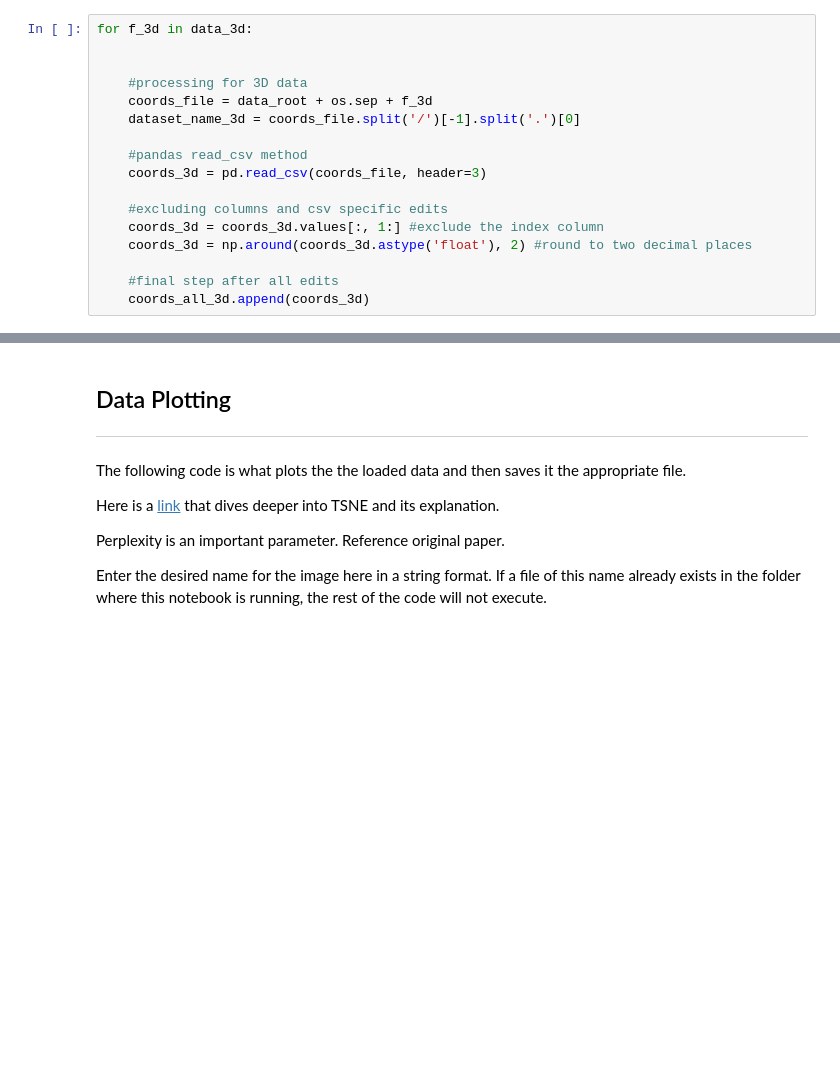
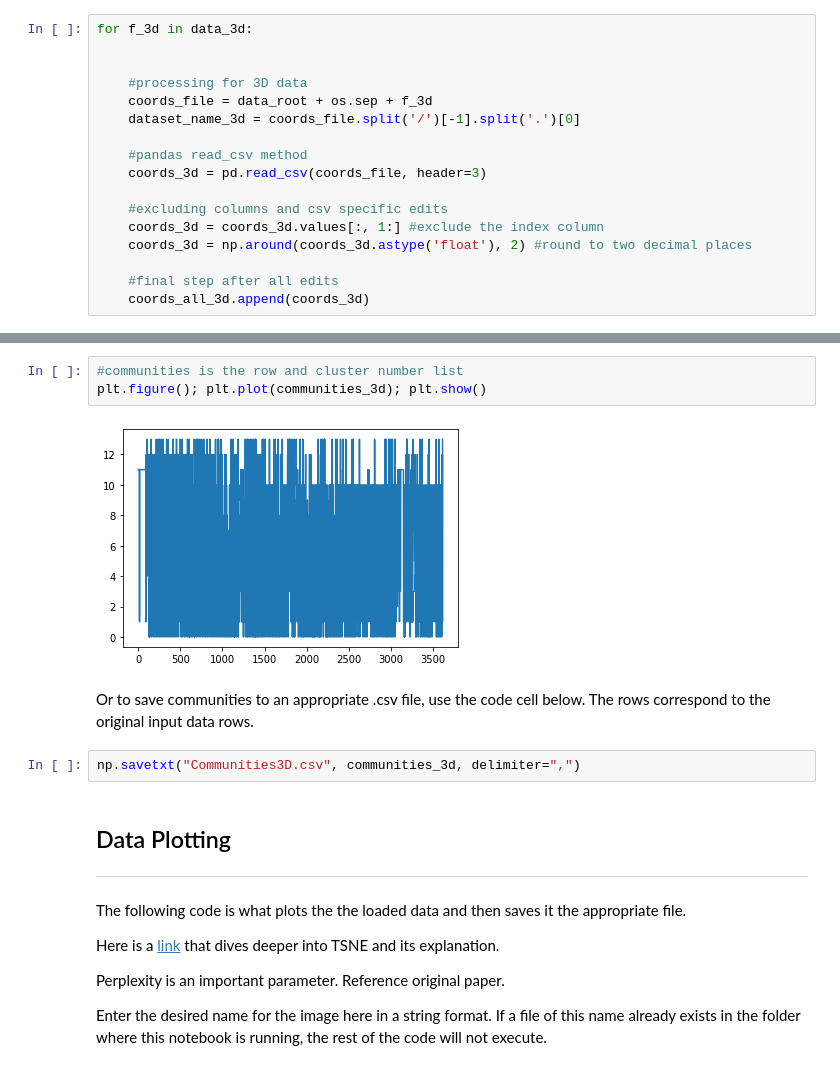
Before and after one commit to forbesashli/PhenoGraphTutorial-Clone, a Jupyter notebook: ClusterPlotNotebook_3D.ipynb, the cells around one changed output, grey strips where cells are left out. Saved outputs shown, nothing was run; the diff lists cells and outputs as text; blank space fills up the shorter version.

```diff
--- a/ClusterPlotNotebook_3D.ipynb
+++ b/ClusterPlotNotebook_3D.ipynb
@@ -215,3 +218,12 @@ PhenoGraph complete in 2.840284824371338 seconds
+# %%
+#communities is the row and cluster number list
+plt.figure(); plt.plot(communities_3d); plt.show()
+# %% [output]
+[figure, added]
+# %% [markdown]
+Or to save communities to an appropriate .csv file, use the code cell below. The rows correspond to the original input data rows.
+# %%
+np.savetxt("Communities3D.csv", communities_3d, delimiter=",")
 # %% [markdown]
 ## Data Plotting
 
```
Also changed, not shown: parts of 6 cells of this notebook, 1 other file.
